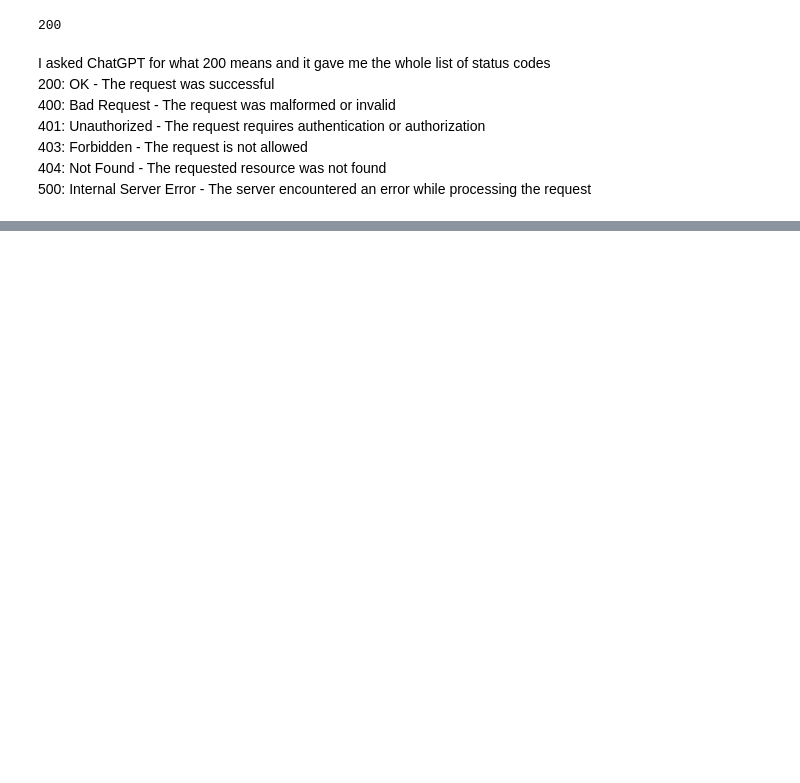
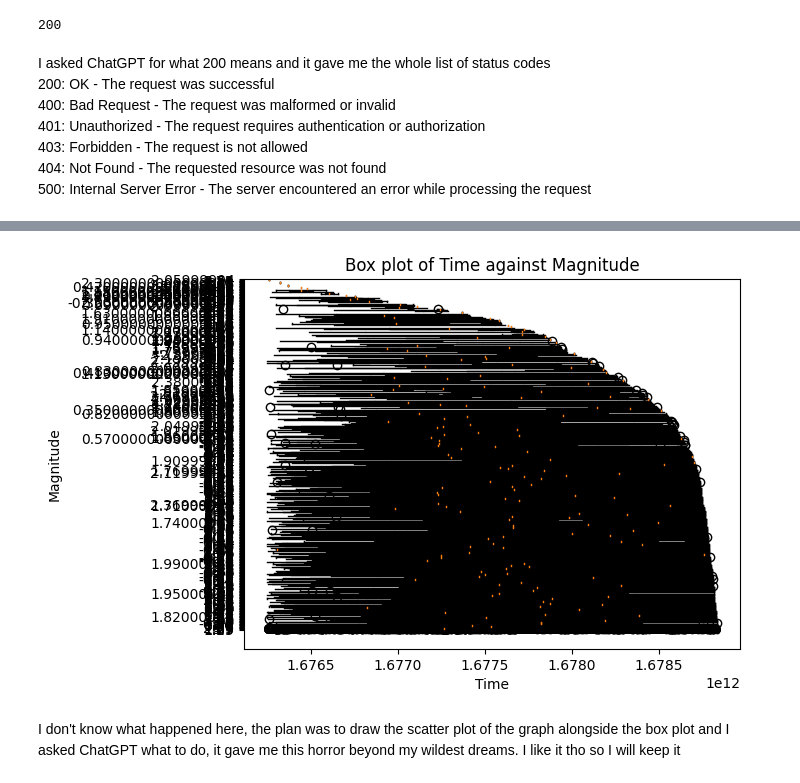
Before and after one commit to Samthesurf/Start-of-Data-Analysis, a Jupyter notebook: chap_2_practice.ipynb, the cells around one changed output, grey strips where cells are left out. Saved outputs shown, nothing was run; the diff lists cells and outputs as text; code cells hidden in the pictures; blank space fills up the shorter version.

```diff
--- a/chap_2_practice.ipynb
+++ b/chap_2_practice.ipynb
@@ -144,0 +346,23 @@ I asked ChatGPT for what 200 means and it gave me the whole list of status codes
+# %%
+grouped_data = [df.loc[df['mag'] == mag, 'time'] for mag in df['mag'].unique()]
+
+# Create a figure with a single axis
+fig, ax = plt.subplots()
+
+# Create the box plot
+ax.boxplot(grouped_data, labels=df['mag'].unique(), vert=False, patch_artist=True)
+
+# Add the scatter plot
+ax.scatter(df['time'], df['mag'], s=10, color='black')
+
+# Add labels and title
+ax.set_xlabel('Time')
+ax.set_ylabel('Magnitude')
+ax.set_title('Box plot of Time against Magnitude')
+
+# Show the plot
+plt.show()
+# %% [output]
+[figure, added]
+# %% [markdown]
+I don't know what happened here, the plan was to draw the scatter plot of the graph alongside the box plot and I asked ChatGPT what to do, it gave me this horror beyond my wildest dreams. I like it tho so I will keep it
```
Also changed, not shown: parts of 25 cells of this notebook.
